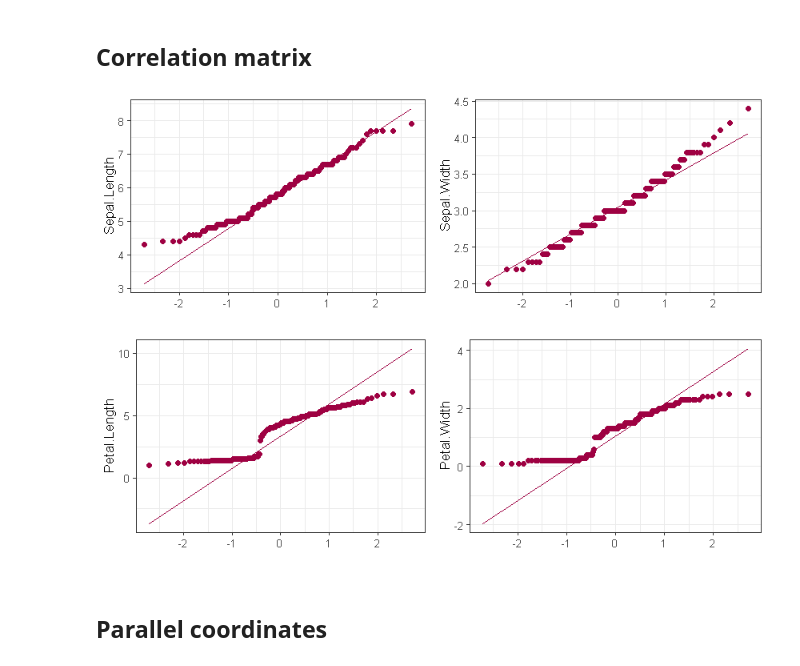
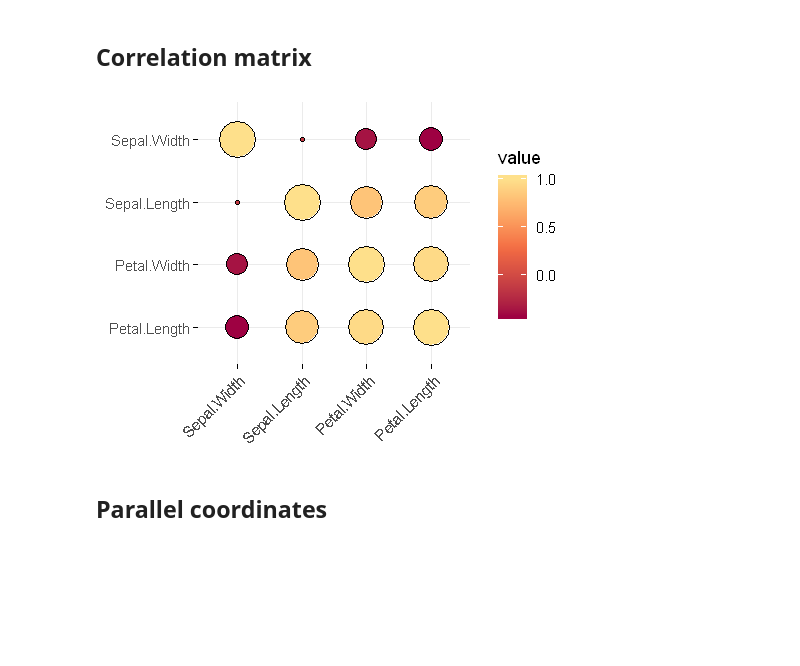
Before and after one commit to eogasawara/mylibrary, a Jupyter notebook: myExploratoryAnalysis.ipynb, the cells around one changed output. Cells and saved outputs as stored; diff of their text form; code cells hidden in the pictures; blank space fills up the shorter version.

```diff
--- a/myExploratoryAnalysis.ipynb
+++ b/myExploratoryAnalysis.ipynb
@@ -134,11 +134,9 @@ plot_size(4, 3)
 # %%
 grf <- exp_correlation(iris[,1:4], color = mycolors[1:3])
 
-plot_size(7, 5)
-grid.arrange(grfA, grfB, grfC, grfD, ncol=2, nrow=2)
-plot_size(4, 3)
+plot(grf)
 # %% [output]
-[figure, old version]
+[figure, new version]
 # %% [markdown]
 ## Parallel coordinates
 # %%
```
Also changed, not shown: parts of 7 cells of this notebook, 1 other file.
